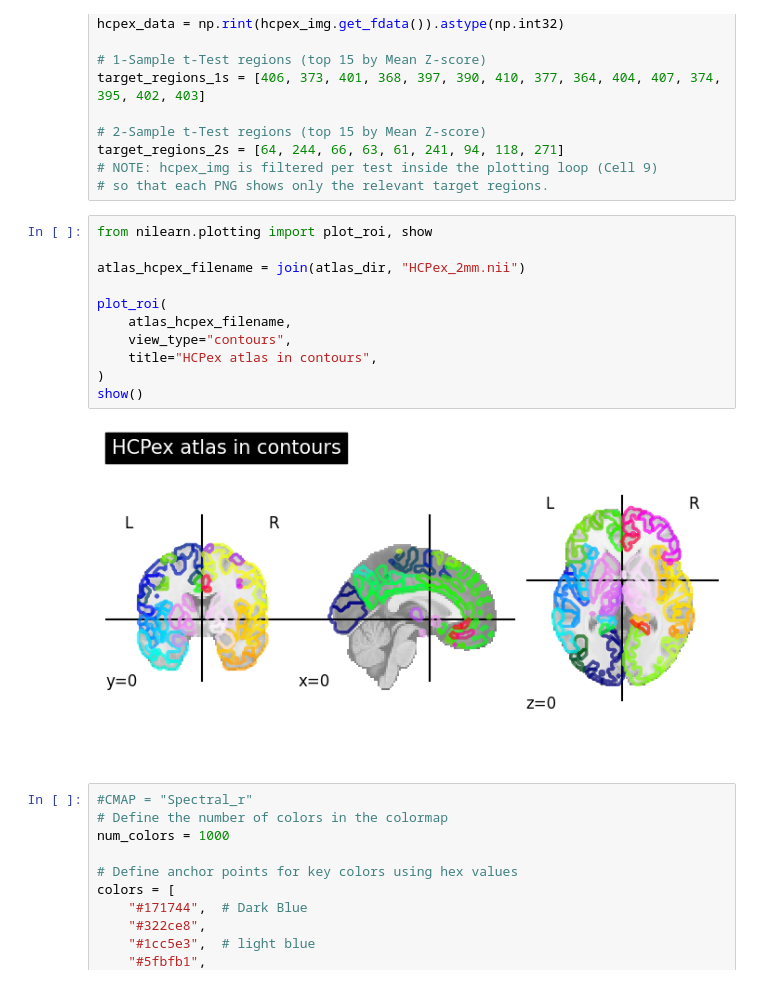
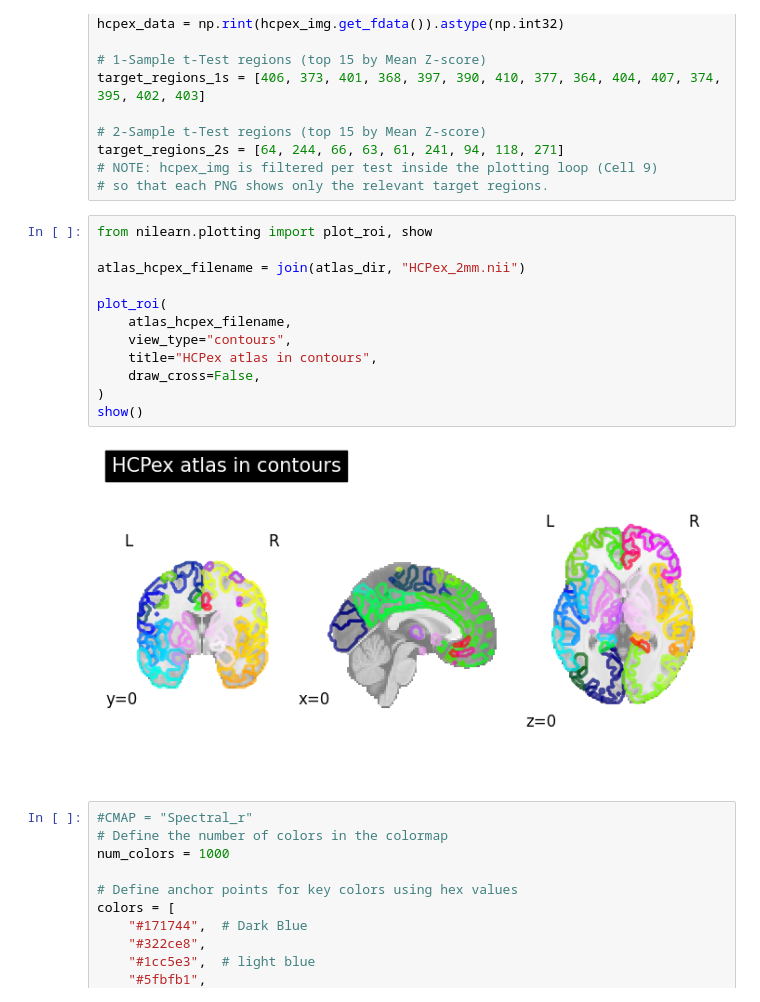
Before and after one commit to chlohamp/habenula-comparison, a Jupyter notebook: 1b-plot-hcpex.ipynb, the cells around one changed output. Cells and saved outputs as stored; diff of their text form.

```diff
--- a/1b-plot-hcpex.ipynb
+++ b/1b-plot-hcpex.ipynb
@@ -65,16 +65,17 @@ target_regions_2s = [64, 244, 66, 63, 61, 241, 94, 118, 271]
 # %%
 from nilearn.plotting import plot_roi, show
 
 atlas_hcpex_filename = join(atlas_dir, "HCPex_2mm.nii")
 
 plot_roi(
     atlas_hcpex_filename,
     view_type="contours",
     title="HCPex atlas in contours",
+    draw_cross=False,
 )
 show()
 # %% [output]
-[figure, old version]
+[figure, new version]
 # %%
 #CMAP = "Spectral_r"
 # Define the number of colors in the colormap
```
Also changed, not shown: parts of 1 cell of this notebook, 1 other file.
